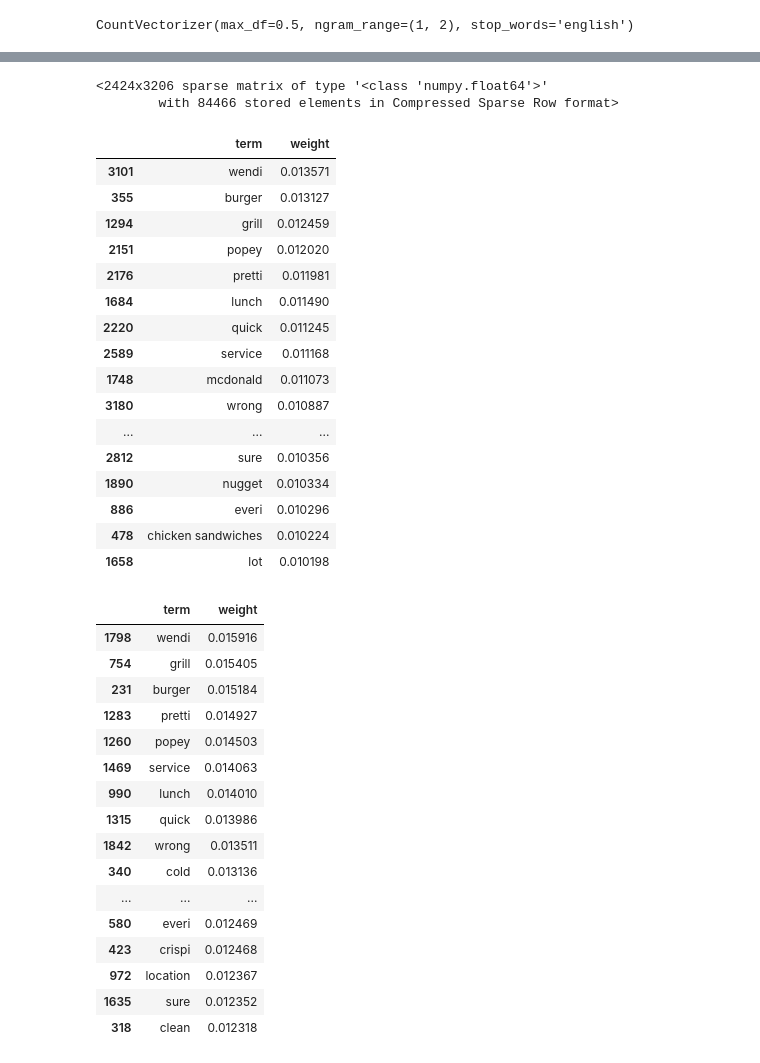
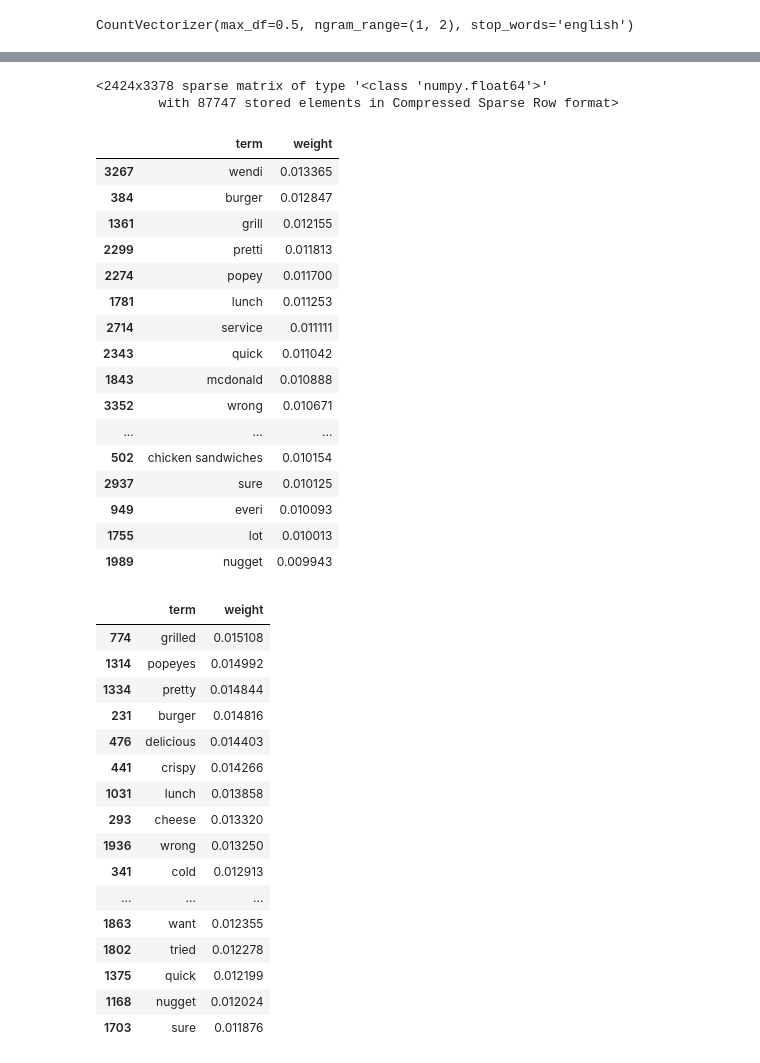
Before and after one commit to ericshi123/STAT628FinalProject, a Jupyter notebook: tfidf.ipynb, the cells around one changed output, grey strips where cells are left out. Cells and saved outputs as stored; diff of their text form; code cells hidden in the pictures.

```diff
--- a/tfidf.ipynb
+++ b/tfidf.ipynb
@@ -25,6 +26,9 @@ reviews.head(5)
 reviews.shape
 # %% [output]
 (2424, 23)
+# %%
+lemmatizer = WordNetLemmatizer()
+reviews['lemmatized'] = reviews.text.map(lambda x: ' '.join([lemmatizer.lemmatize(y) for y in x.split(' ')]))
 # %%
 stemmer = SnowballStemmer("english")
 reviews['stemmed'] = reviews.text.map(lambda x: ' '.join([stemmer.stem(y) for y in x.split(' ')]))
@@ -112,53 +116,54 @@ transformer = TfidfTransformer()
 transformed_weights = transformer.fit_transform(cvec_counts)
 transformed_weights
 # %% [output]
-<2424x3206 sparse matrix of type '<class 'numpy.float64'>'
-        with 84466 stored elements in Compressed Sparse Row format>
+<2424x3378 sparse matrix of type '<class 'numpy.float64'>'
+        with 87747 stored elements in Compressed Sparse Row format>
 # %%
 weights = np.asarray(transformed_weights.mean(axis=0)).ravel().tolist()
 weights_df = pd.DataFrame({'term': cvec.get_feature_names(), 'weight': weights})
 weights_df.sort_values(by='weight', ascending=False).head(20)
 # %% [output]
 |  | term | weight |
-| 3101 | wendi | 0.013571 |
-| 355 | burger | 0.013127 |
-| 1294 | grill | 0.012459 |
-| 2151 | popey | 0.012020 |
-| 2176 | pretti | 0.011981 |
-| 1684 | lunch | 0.011490 |
-| 2220 | quick | 0.011245 |
-| 2589 | service | 0.011168 |
-| 1748 | mcdonald | 0.011073 |
-| 3180 | wrong | 0.010887 |
+| 3267 | wendi | 0.013365 |
+| 384 | burger | 0.012847 |
+| 1361 | grill | 0.012155 |
+| 2299 | pretti | 0.011813 |
+| 2274 | popey | 0.011700 |
+| 1781 | lunch | 0.011253 |
+| 2714 | service | 0.011111 |
+| 2343 | quick | 0.011042 |
+| 1843 | mcdonald | 0.010888 |
+| 3352 | wrong | 0.010671 |
 | ... | ... | ... |
-| 2812 | sure | 0.010356 |
-| 1890 | nugget | 0.010334 |
-| 886 | everi | 0.010296 |
-| 478 | chicken sandwiches | 0.010224 |
-| 1658 | lot | 0.010198 |
+| 502 | chicken sandwiches | 0.010154 |
+| 2937 | sure | 0.010125 |
+| 949 | everi | 0.010093 |
+| 1755 | lot | 0.010013 |
+| 1989 | nugget | 0.009943 |
 # %%
+#tfidf for all reviews combined(across all chains)
 from sklearn.feature_extraction.text import TfidfVectorizer
 tvec = TfidfVectorizer(min_df=.0025, max_df=.1, stop_words='english')
-tvec_weights = tvec.fit_transform(reviews.stemmed.dropna())
+tvec_weights = tvec.fit_transform(reviews.lemmatized.dropna())
 weights = np.asarray(tvec_weights.mean(axis=0)).ravel().tolist()
 weights_df = pd.DataFrame({'term': tvec.get_feature_names(), 'weight': weights})
 weights_df.sort_values(by='weight', ascending=False).head(20)
 # %% [output]
 |  | term | weight |
-| 1798 | wendi | 0.015916 |
-| 754 | grill | 0.015405 |
-| 231 | burger | 0.015184 |
-| 1283 | pretti | 0.014927 |
-| 1260 | popey | 0.014503 |
-| 1469 | service | 0.014063 |
-| 990 | lunch | 0.014010 |
-| 1315 | quick | 0.013986 |
-| 1842 | wrong | 0.013511 |
-| 340 | cold | 0.013136 |
+| 774 | grilled | 0.015108 |
+| 1314 | popeyes | 0.014992 |
+| 1334 | pretty | 0.014844 |
+| 231 | burger | 0.014816 |
+| 476 | delicious | 0.014403 |
+| 441 | crispy | 0.014266 |
+| 1031 | lunch | 0.013858 |
+| 293 | cheese | 0.013320 |
+| 1936 | wrong | 0.013250 |
+| 341 | cold | 0.012913 |
 | ... | ... | ... |
-| 580 | everi | 0.012469 |
-| 423 | crispi | 0.012468 |
-| 972 | location | 0.012367 |
-| 1635 | sure | 0.012352 |
-| 318 | clean | 0.012318 |
+| 1863 | want | 0.012355 |
+| 1802 | tried | 0.012278 |
+| 1375 | quick | 0.012199 |
+| 1168 | nugget | 0.012024 |
+| 1703 | sure | 0.011876 |
 # %%
```
Also changed, not shown: parts of 24 cells of this notebook.
